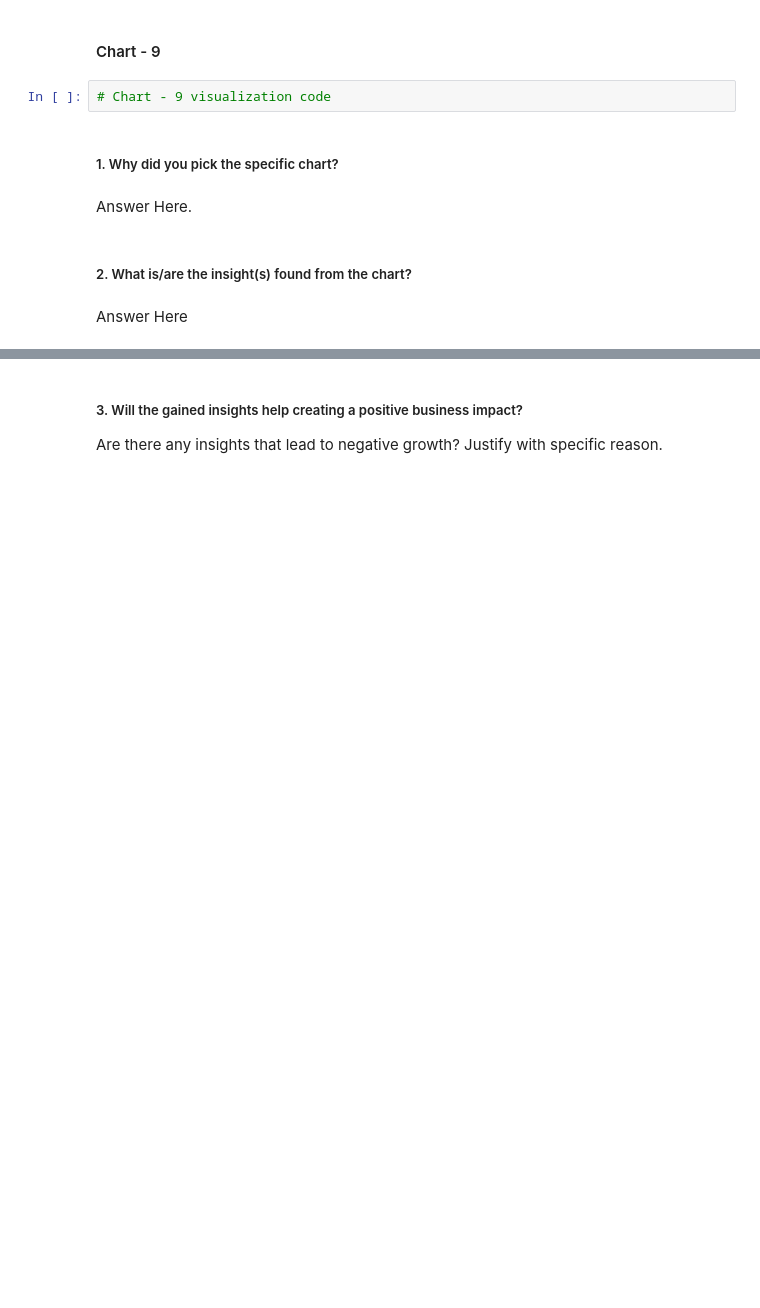
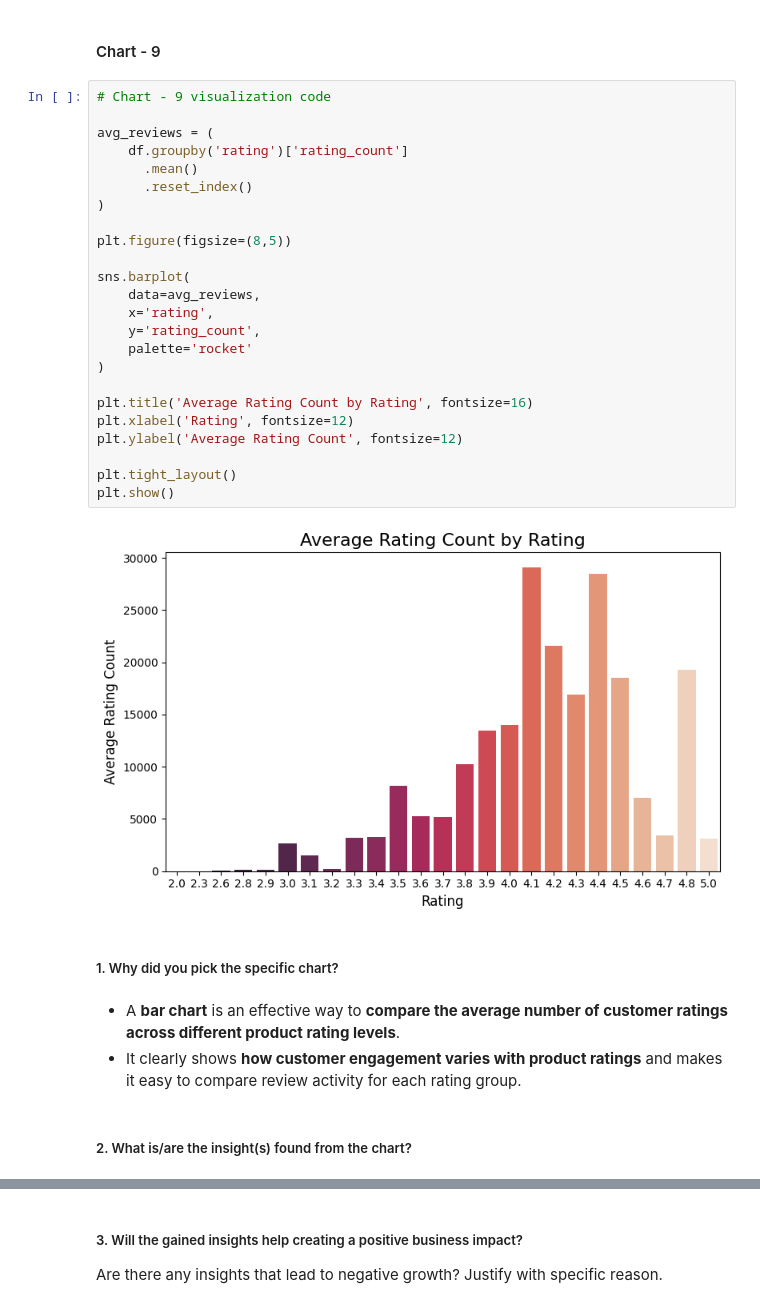
Before and after one commit to Sneha8126/ML---Unsupervised-Learning-Project, a Jupyter notebook: Sneha_copy_of_Sample_ML_Submission_Clustering_Template.ipynb, the cells around one changed output, grey strips where cells are left out. Saved outputs shown, nothing was run; the diff lists cells and outputs as text; blank space fills up the shorter version.

Commit message:
Added Chart-9

```diff
--- a/Sneha_copy_of_Sample_ML_Submission_Clustering_Template.ipynb
+++ b/Sneha_copy_of_Sample_ML_Submission_Clustering_Template.ipynb
@@ -799,13 +799,36 @@ Are there any insights that lead to negative growth? Justify with specific reaso
 * High-priced products are fewer in number and may have lower sales volume compared to affordable products. If businesses maintain excessive inventory of these expensive products, it may increase storage costs and slow inventory turnover. Therefore, pricing and inventory decisions should be aligned with customer demand.
 # %% [markdown]
 #### Chart - 9
-# %%
-# Chart - 9 visualization code
+# %%
+# Chart - 9 visualization code
+
+avg_reviews = (
+    df.groupby('rating')['rating_count']
+      .mean()
+      .reset_index()
+)
+
+plt.figure(figsize=(8,5))
+
+sns.barplot(
+    data=avg_reviews,
+    x='rating',
+    y='rating_count',
+    palette='rocket'
+)
+
+plt.title('Average Rating Count by Rating', fontsize=16)
+plt.xlabel('Rating', fontsize=12)
+plt.ylabel('Average Rating Count', fontsize=12)
+
+plt.tight_layout()
+plt.show()
+# %% [output]
+[figure, added]
 # %% [markdown]
 ##### 1. Why did you pick the specific chart?
-# %% [markdown]
-Answer Here.
+# %% [markdown]
+* A **bar chart** is an effective way to **compare the average number of customer ratings across different product rating levels**.
+* It clearly shows **how customer engagement varies with product ratings** and makes it easy to compare review activity for each rating group.
 # %% [markdown]
 ##### 2. What is/are the insight(s) found from the chart?
-# %% [markdown]
-Answer Here
```
Also changed, not shown: parts of 3 cells of this notebook.
